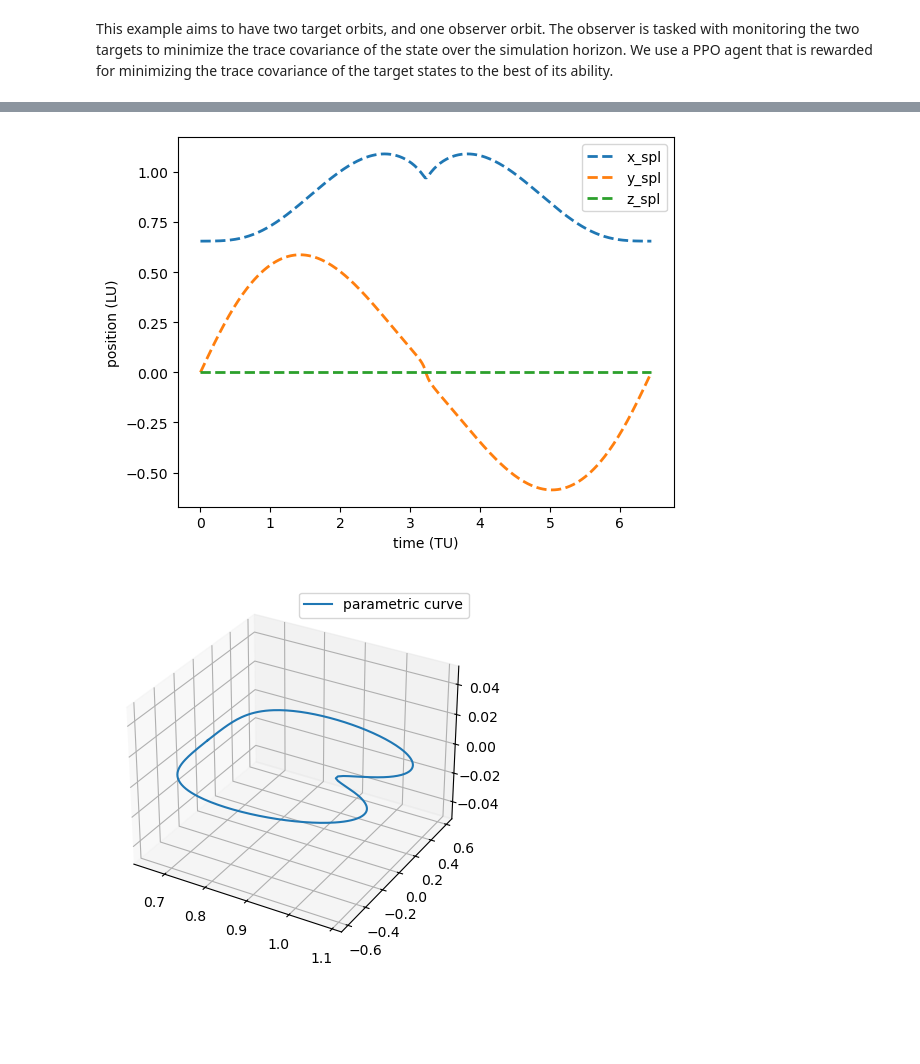
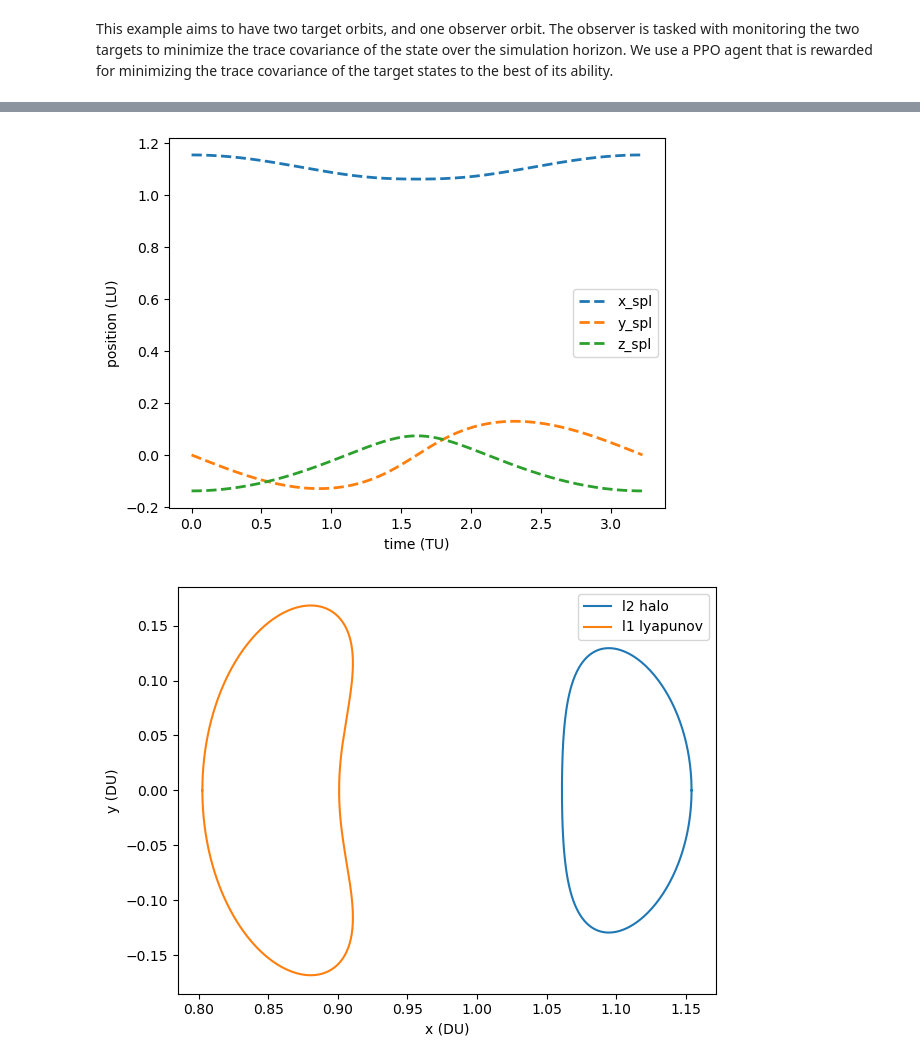
Before and after one commit to Malav-P/sensor_phase_task, a Jupyter notebook: example/target_generation.ipynb, the cells around one changed output, grey strips where cells are left out. Cells and saved outputs as stored; diff of their text form; code cells hidden in the pictures; blank space fills up the shorter version.

```diff
--- a/example/target_generation.ipynb
+++ b/example/target_generation.ipynb
@@ -71,4 +71,5 @@ x0_6 = np.array([
 # %%
 tg = TargetGenerator([x0_1, x0_2, x0_3, x0_4, x0_5, x0_6], periods=[3.225, 3.225, 6.45, 6.45, 6.45, 6.45])
 # %%
-out = tg.gen_phased_ics(catalog_ID=5, num_targets=1)
+out = tg.gen_phased_ics(catalog_ID=0, num_targets=3)
+out[1]
@@ -75,6 +95,7 @@ out = tg.gen_phased_ics(catalog_ID=5, num_targets=1)
 # %%
-tt = np.linspace(0, 1*tg.periods[5], 300)
+tt = np.linspace(0, 1*tg.periods[0], 300)
 data_spl = out[0]["spline"](tt)
+stm_spl = out[0]["stm_spline"](tt)
 
 plt.figure(6)
 plt.clf()
@@ -85,15 +106,25 @@ plt.plot(tt, data_spl[:, :3], label = ["x_spl", "y_spl", "z_spl"], linestyle = "
 plt.legend()
 plt.show()
 # %% [output]
-[figure, old version]
+[figure, new version]
 # %%
-ax = plt.figure(7).add_subplot(projection='3d')
+ax = plt.figure(7).add_subplot()
 
 # Prepare arrays x, y, z
 
-ax.plot(data_spl[:, 0], data_spl[:, 1], data_spl[:, 2], label='parametric curve')
+ax.plot(data_spl[:, 0], data_spl[:, 1], label='l2 halo')
+ax.set_xlabel('x (DU)')
+ax.set_ylabel('y (DU)')
+
+out = tg.gen_phased_ics(catalog_ID=1, num_targets=4)
+tt = np.linspace(0, 1*tg.periods[1], 300)
+data_spl = out[0]["spline"](tt)
+stm_spl = out[0]["stm_spline"](tt)
+
+ax.plot(data_spl[:, 0], data_spl[:, 1], label='l1 lyapunov')
 ax.legend()
 
+plt.tight_layout()
 plt.show()
 # %% [output]
-[figure, old version]
+[figure, new version]
```
Also changed, not shown: parts of 3 cells of this notebook, 12 other files.
